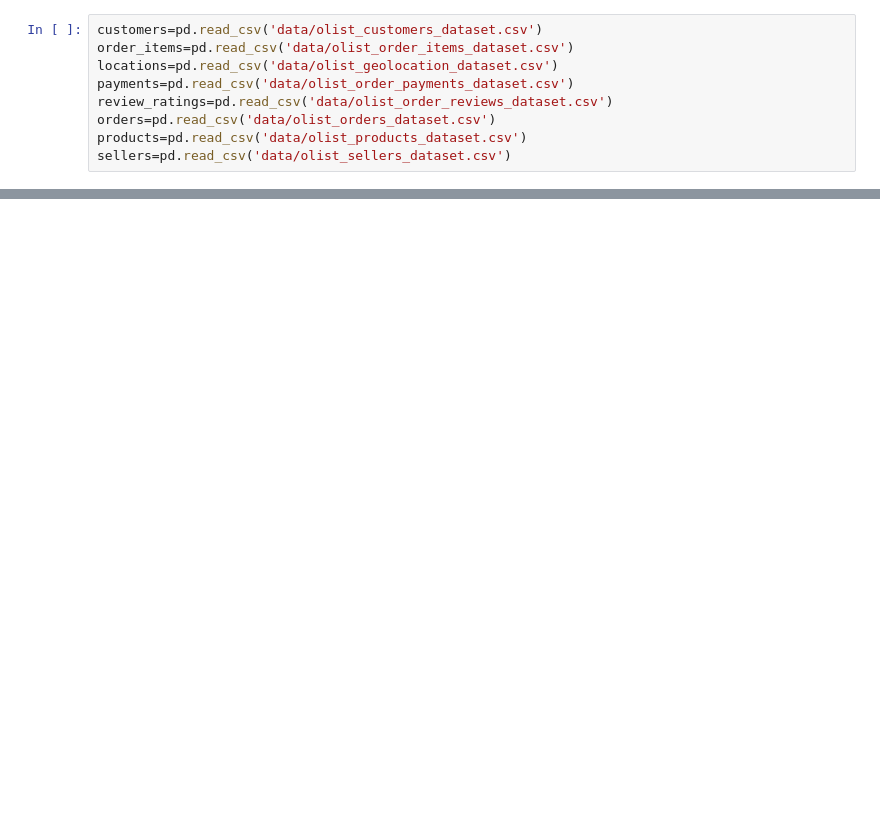
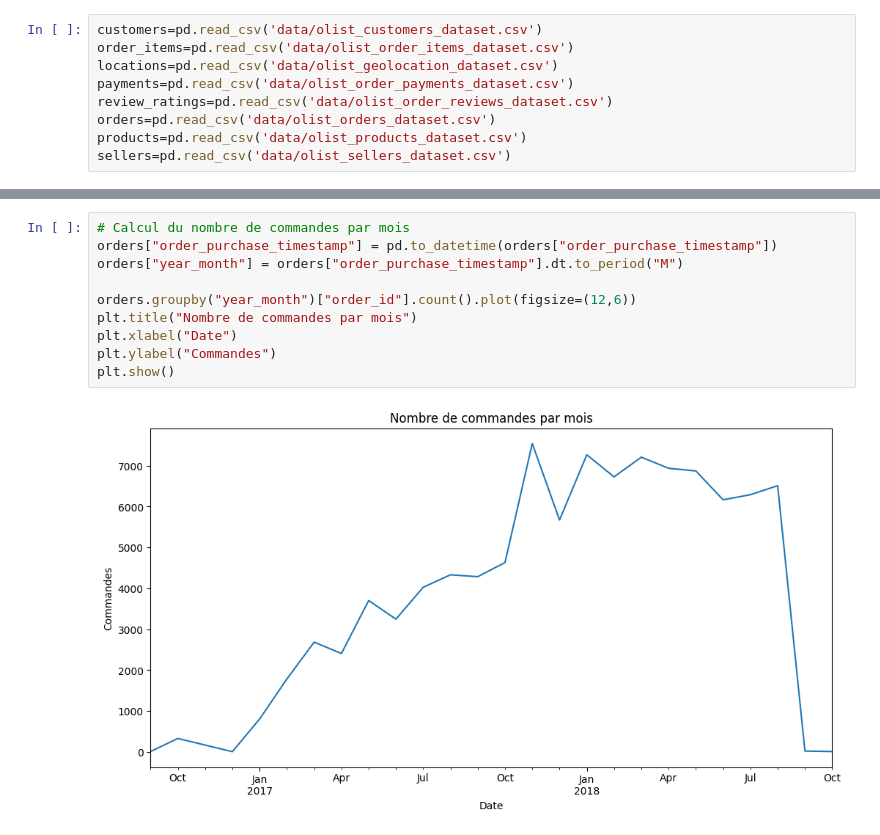
Before and after one commit to rensebastien/E-commerce-Analytics, a Jupyter notebook: e_commerce_analytics.ipynb, the cells around one changed output, grey strips where cells are left out. Drawn from its saved outputs; the diff is of its cells as text; blank space fills up the shorter version.

```diff
--- a/e_commerce_analytics.ipynb
+++ b/e_commerce_analytics.ipynb
@@ -29,0 +98,12 @@ sellers=pd.read_csv('data/olist_sellers_dataset.csv')
+# %%
+# Calcul du nombre de commandes par mois
+orders["order_purchase_timestamp"] = pd.to_datetime(orders["order_purchase_timestamp"])
+orders["year_month"] = orders["order_purchase_timestamp"].dt.to_period("M")
+
+orders.groupby("year_month")["order_id"].count().plot(figsize=(12,6))
+plt.title("Nombre de commandes par mois")
+plt.xlabel("Date")
+plt.ylabel("Commandes")
+plt.show()
+# %% [output]
+[figure, added]
```
Also changed, not shown: parts of 7 cells of this notebook.
